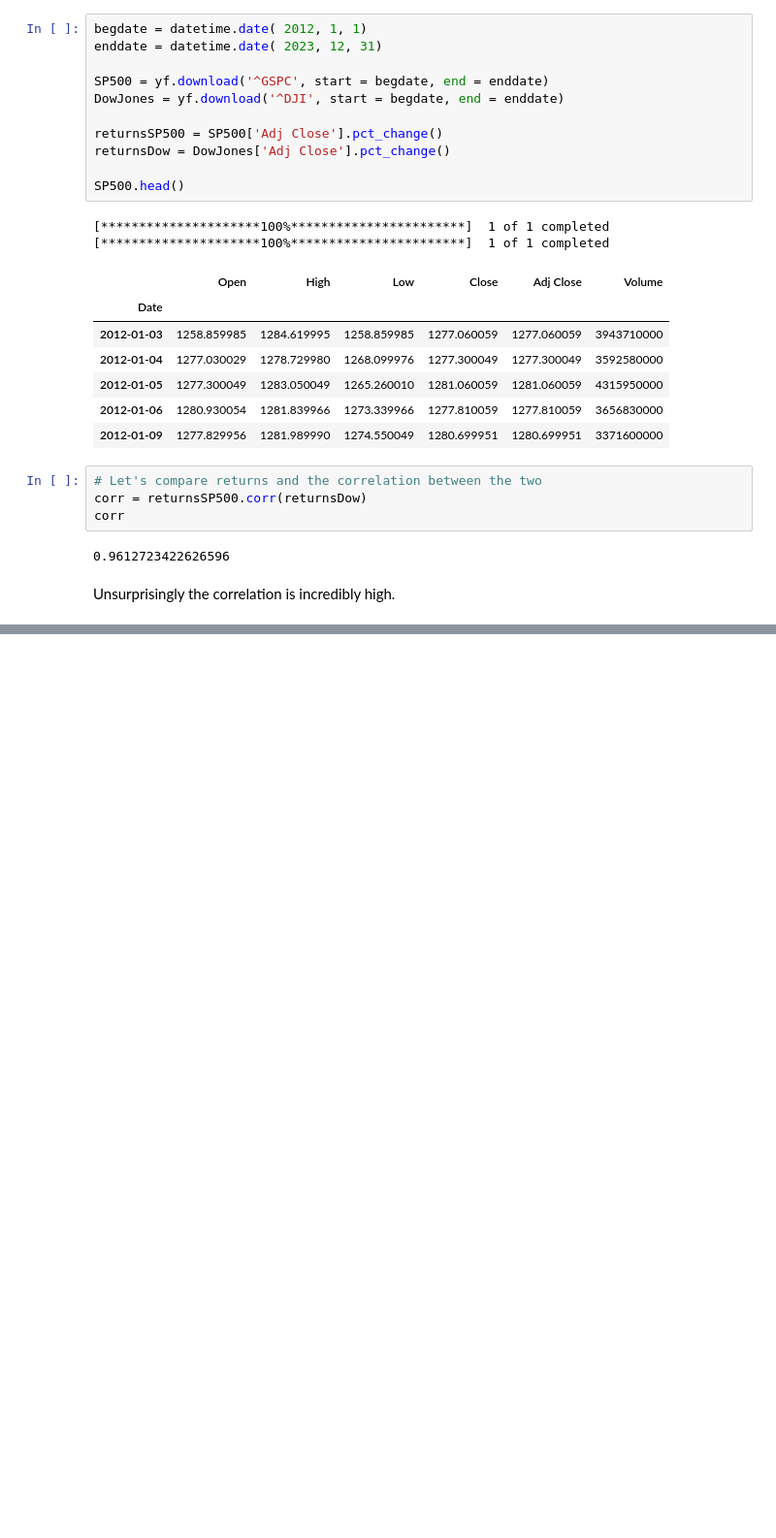
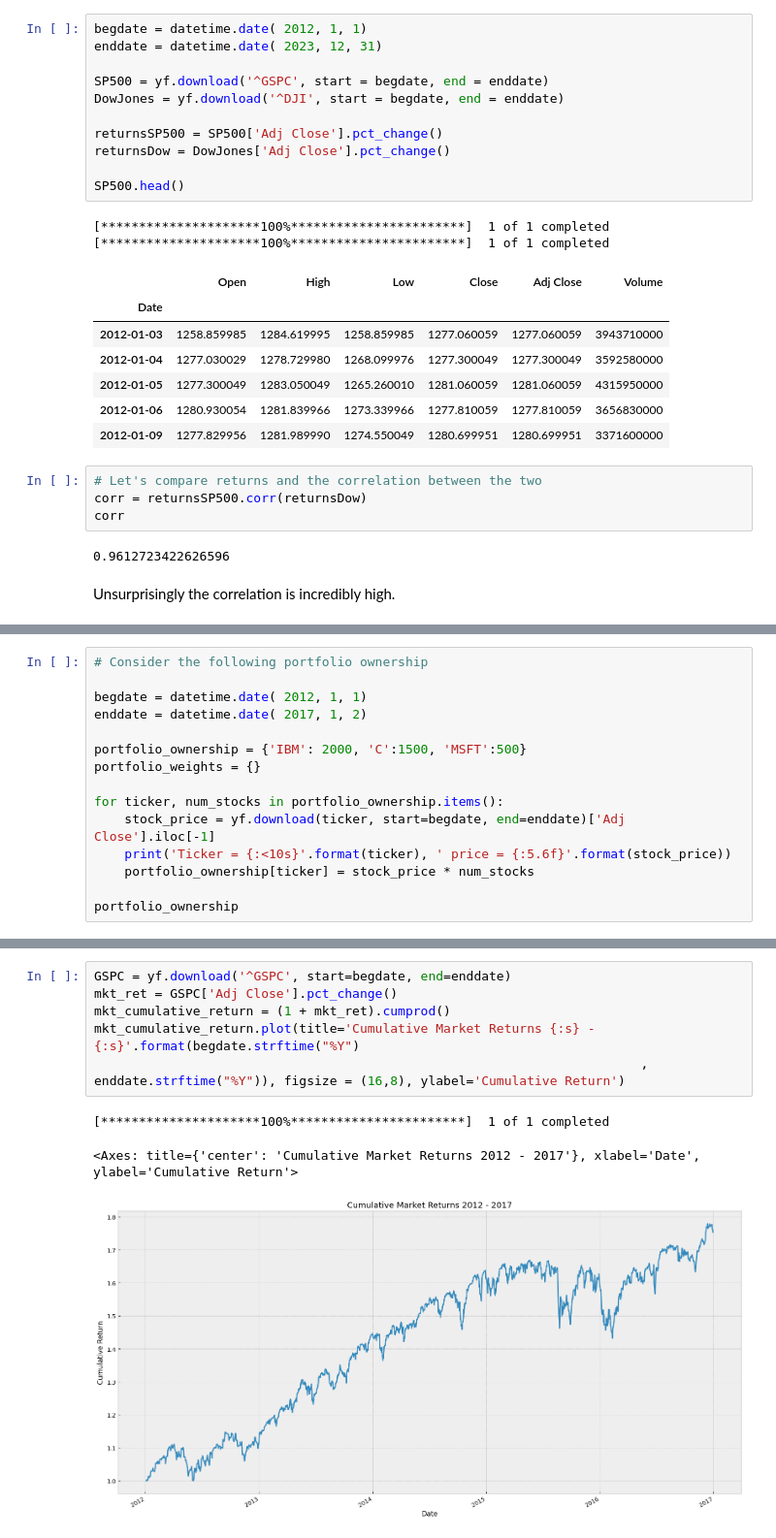
Before and after one commit to leoouyang781/Test-Repository, a Jupyter notebook: Python-For-Finance-2nd-Edition/Chapter 6.ipynb, the cells around one changed output, grey strips where cells are left out. Shown: that part at 97% size. Saved outputs shown, nothing was run; the diff lists cells and outputs as text; blank space fills up the shorter version.

```diff
--- a/Python-For-Finance-2nd-Edition/Chapter 6.ipynb
+++ b/Python-For-Finance-2nd-Edition/Chapter 6.ipynb
@@ -625,0 +650,15 @@ Unsurprisingly the correlation is incredibly high.
+# %%
+# Consider the following portfolio ownership
+
+begdate = datetime.date( 2012, 1, 1)
+enddate = datetime.date( 2017, 1, 2)
+
+portfolio_ownership = {'IBM': 2000, 'C':1500, 'MSFT':500}
+portfolio_weights = {}
+
+for ticker, num_stocks in portfolio_ownership.items():
+    stock_price = yf.download(ticker, start=begdate, end=enddate)['Adj Close'].iloc[-1]
+    print('Ticker = {:<10s}'.format(ticker), ' price = {:5.6f}'.format(stock_price))
+    portfolio_ownership[ticker] = stock_price * num_stocks
+
+portfolio_ownership
@@ -625,0 +743,10 @@ Unsurprisingly the correlation is incredibly high.
+# %%
+GSPC = yf.download('^GSPC', start=begdate, end=enddate)
+mkt_ret = GSPC['Adj Close'].pct_change()
+mkt_cumulative_return = (1 + mkt_ret).cumprod()
+mkt_cumulative_return.plot(title='Cumulative Market Returns {:s} - {:s}'.format(begdate.strftime("%Y")
+                                                                        , enddate.strftime("%Y")), figsize = (16,8), ylabel='Cumulative Return')
+# %% [output]
+[*********************100%***********************]  1 of 1 completed
+<Axes: title={'center': 'Cumulative Market Returns 2012 - 2017'}, xlabel='Date', ylabel='Cumulative Return'>
+[figure, added]
```
Also changed, not shown: parts of 11 cells of this notebook.
